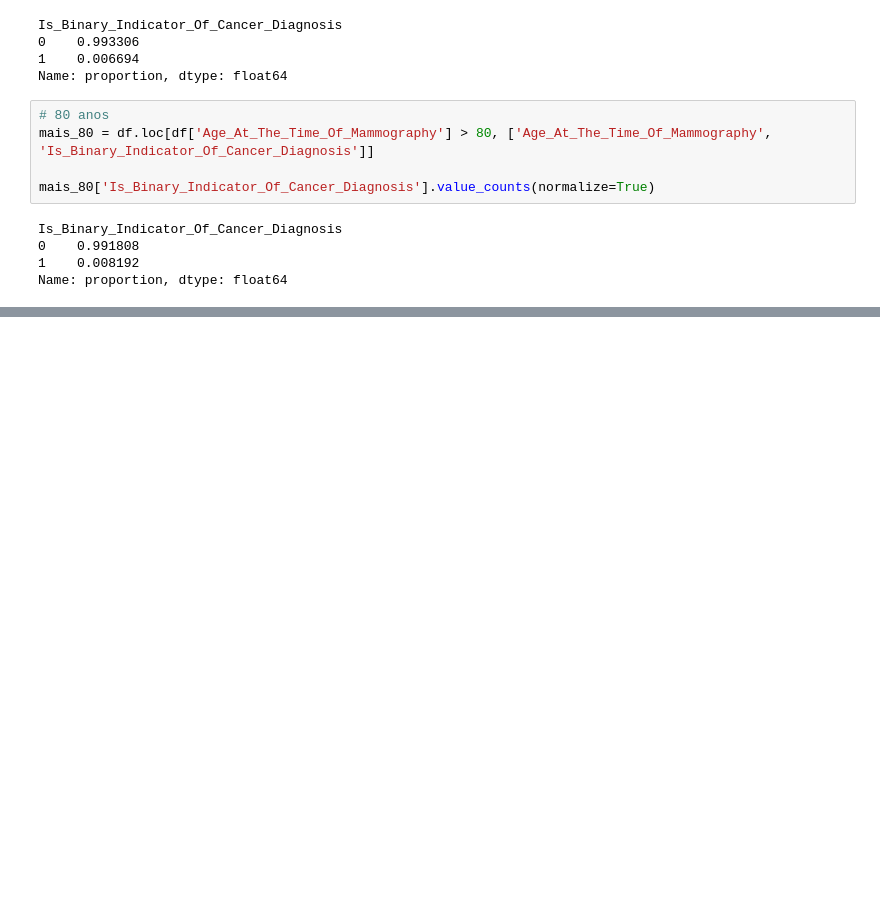
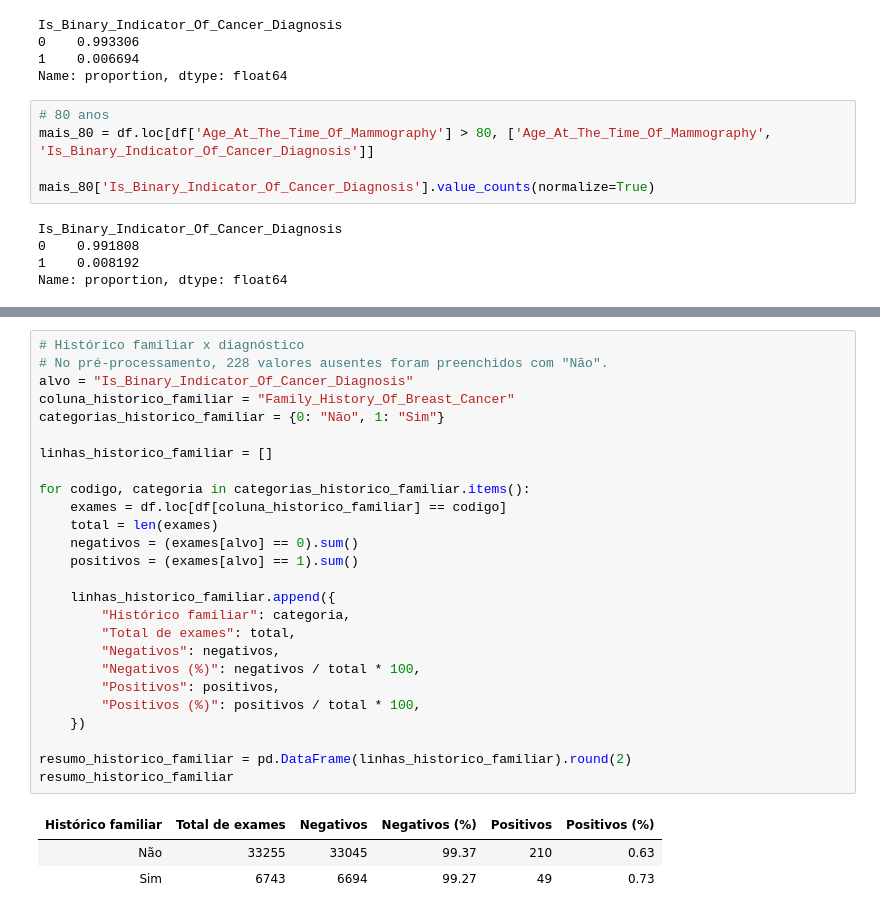
Before and after one commit to arthurMalveste/Breast-Cancer-Analysis-and-Classification, a Jupyter notebook: notebooks/analise.ipynb, the cells around one changed output, grey strips where cells are left out. Saved outputs shown, nothing was run; the diff lists cells and outputs as text; blank space fills up the shorter version.

```diff
--- a/notebooks/analise.ipynb
+++ b/notebooks/analise.ipynb
@@ -111,0 +269,30 @@ Name: proportion, dtype: float64
+# %%
+# Histórico familiar x diagnóstico
+# No pré-processamento, 228 valores ausentes foram preenchidos com "Não".
+alvo = "Is_Binary_Indicator_Of_Cancer_Diagnosis"
+coluna_historico_familiar = "Family_History_Of_Breast_Cancer"
+categorias_historico_familiar = {0: "Não", 1: "Sim"}
+
+linhas_historico_familiar = []
+
+for codigo, categoria in categorias_historico_familiar.items():
+    exames = df.loc[df[coluna_historico_familiar] == codigo]
+    total = len(exames)
+    negativos = (exames[alvo] == 0).sum()
+    positivos = (exames[alvo] == 1).sum()
+
+    linhas_historico_familiar.append({
+        "Histórico familiar": categoria,
+        "Total de exames": total,
+        "Negativos": negativos,
+        "Negativos (%)": negativos / total * 100,
+        "Positivos": positivos,
+        "Positivos (%)": positivos / total * 100,
+    })
+
+resumo_historico_familiar = pd.DataFrame(linhas_historico_familiar).round(2)
+resumo_historico_familiar
+# %% [output]
+| Histórico familiar | Total de exames | Negativos | Negativos (%) | Positivos | Positivos (%) |
+| Não | 33255 | 33045 | 99.37 | 210 | 0.63 |
+| Sim | 6743 | 6694 | 99.27 | 49 | 0.73 |
```
Also changed, not shown: parts of 11 cells of this notebook.
